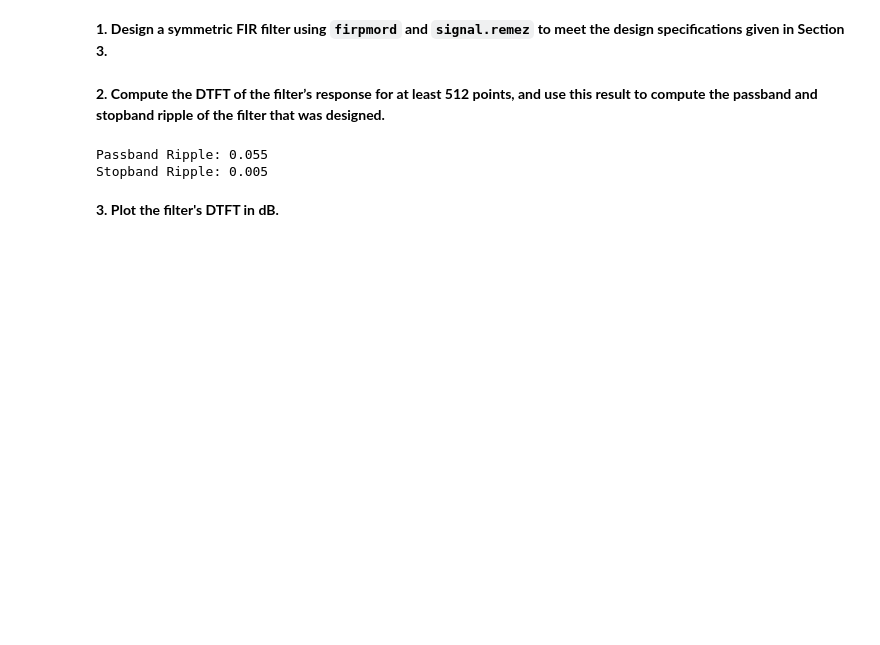
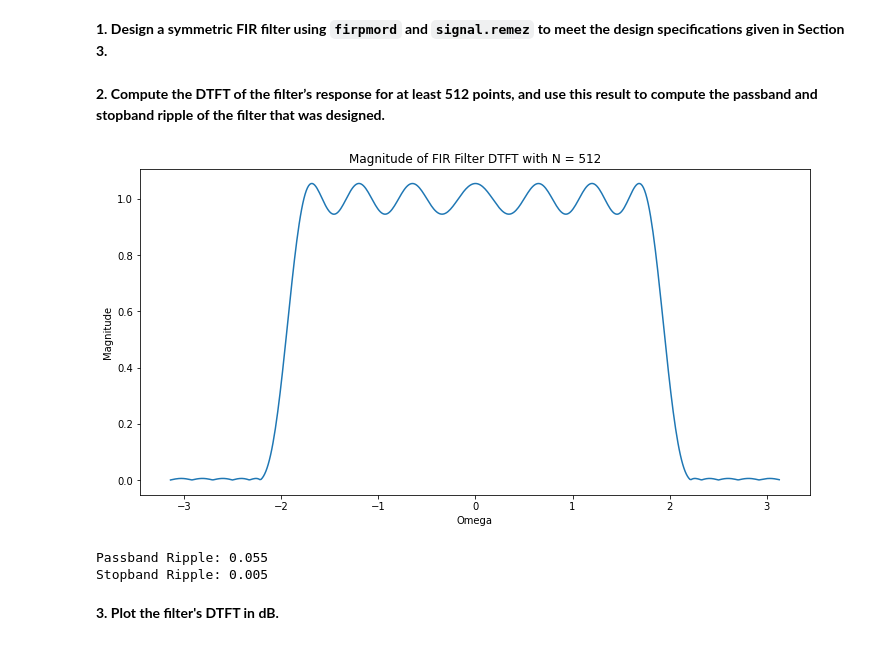
Before and after one commit to cdavin2/dsp_lab05b, a Jupyter notebook: lab05b_final_report.ipynb, the cells around one changed output. Cells and saved outputs as stored; diff of their text form; code cells hidden in the pictures; blank space fills up the shorter version.

```diff
--- a/lab05b_final_report.ipynb
+++ b/lab05b_final_report.ipynb
@@ -446,15 +447,22 @@ b = signal.remez(n+1,  fo, mo, w, fs= 2* np.pi)
 # %%
 # insert your code here
 FIR_DTFT, w = DTFT(b, 512)
+
+plt.title("Magnitude of FIR Filter DTFT with N = 512")
+plt.ylabel("Magnitude")
+plt.xlabel("Omega")
+plt.plot(w, np.abs(FIR_DTFT))
+plt.show()
 
 wp_index_pb = np.where((w >= -1.8) & (w <= 1.8))
 Pb_measured = np.max(np.abs(FIR_DTFT[wp_index_pb]) - 1)
 print("Passband Ripple:", np.round(Pb_measured, 3))
 
 wp_index_sb = np.where((w >= 2.2) & (w <= np.pi))
 Sb_measured = np.max(np.abs(FIR_DTFT[wp_index_sb]))
 print("Stopband Ripple:", np.round(Sb_measured, 3))
 # %% [output]
+[figure, added]
 Passband Ripple: 0.055
 Stopband Ripple: 0.005
 # %% [markdown]
```
Also changed, not shown: parts of 24 cells of this notebook.
